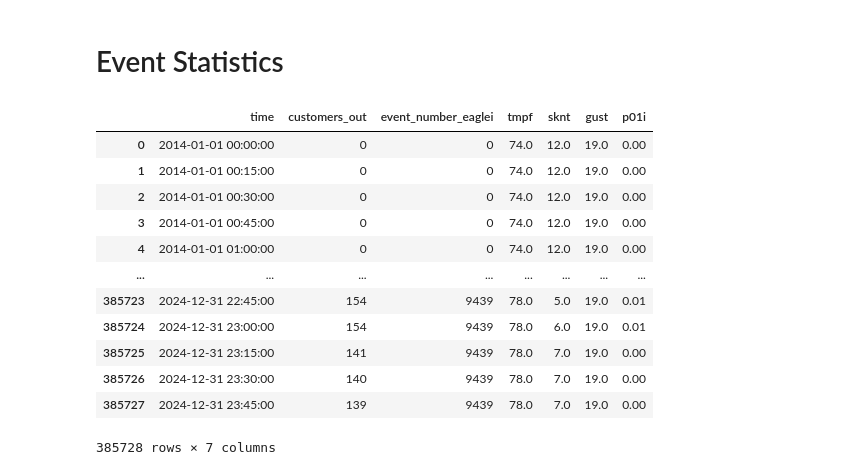
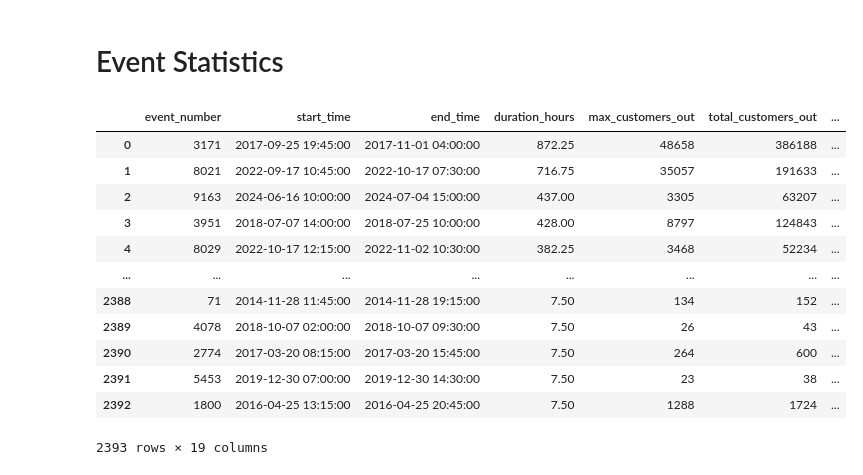
Before and after one commit to arslanleo/eagleiDataProcessor, a Jupyter notebook: analysis_examples.ipynb, the cells around one changed output. Saved outputs shown, nothing was run; the diff lists cells and outputs as text; code cells hidden in the pictures.

```diff
--- a/analysis_examples.ipynb
+++ b/analysis_examples.ipynb
@@ -344,16 +333,57 @@ merged_weather_outage_df = pd.merge(temp1, temp2, on='time')
-# %%
-merged_weather_outage_df
-# %% [output]
-|  | time | customers_out | event_number_eaglei | tmpf | sknt | gust | p01i |
-| 0 | 2014-01-01 00:00:00 | 0 | 0 | 74.0 | 12.0 | 19.0 | 0.00 |
-| 1 | 2014-01-01 00:15:00 | 0 | 0 | 74.0 | 12.0 | 19.0 | 0.00 |
-| 2 | 2014-01-01 00:30:00 | 0 | 0 | 74.0 | 12.0 | 19.0 | 0.00 |
-| 3 | 2014-01-01 00:45:00 | 0 | 0 | 74.0 | 12.0 | 19.0 | 0.00 |
-| 4 | 2014-01-01 01:00:00 | 0 | 0 | 74.0 | 12.0 | 19.0 | 0.00 |
-| ... | ... | ... | ... | ... | ... | ... | ... |
-| 385723 | 2024-12-31 22:45:00 | 154 | 9439 | 78.0 | 5.0 | 19.0 | 0.01 |
-| 385724 | 2024-12-31 23:00:00 | 154 | 9439 | 78.0 | 6.0 | 19.0 | 0.01 |
-| 385725 | 2024-12-31 23:15:00 | 141 | 9439 | 78.0 | 7.0 | 19.0 | 0.00 |
-| 385726 | 2024-12-31 23:30:00 | 140 | 9439 | 78.0 | 7.0 | 19.0 | 0.00 |
-| 385727 | 2024-12-31 23:45:00 | 139 | 9439 | 78.0 | 7.0 | 19.0 | 0.00 |
-385728 rows × 7 columns
+# %%
+def calculate_events_stats(dataset, event_threshold):
+    # get a single dataframe merging customers_out, event_number_eaglei and maximum weather variables across all stations
+    temp1 = dataset[['customers_out', 'event_number_eaglei']].to_dataframe().reset_index()
+    temp2 = dataset[['tmpf', 'sknt', 'gust', 'p01i']].max(dim='station').to_dataframe().reset_index()
+    merged_df = pd.merge(temp1, temp2, on='time')
+
+    merged_df_non_zero = merged_df[merged_df['customers_out'] > 0].copy().reset_index()
+    event_numbers = merged_df_non_zero.event_number_eaglei.value_counts()[merged_df_non_zero.event_number_eaglei.value_counts()>=event_threshold].index.tolist()
+
+    # import the function to calculate EAGLEi event stats
+    from src.eaglei_modules.eagleiEventProcessing import get_eaglei_event_stats
+    events_stats = get_eaglei_event_stats(merged_df_non_zero, event_numbers, event_method='eaglei', timestamp_column='time')
+
+    # append weather stats to the events_stats dataframe
+    weather_stats_list = []
+    for event_num in event_numbers:
+        event_data = merged_df_non_zero[merged_df_non_zero['event_number_eaglei'] == event_num]
+        weather_stats = {
+            'event_number': event_num,
+            'max_sknt': event_data['sknt'].max(),
+            'min_sknt': event_data['sknt'].min(),
+            'avg_sknt': event_data['sknt'].mean(),
+
+            'max_gust': event_data['gust'].max(),
+            'min_gust': event_data['gust'].min(),
+            'avg_gust': event_data['gust'].mean(),
+
+            'max_tmpf': event_data['tmpf'].max(),
+            'min_tmpf': event_data['tmpf'].min(),
+            'avg_tmpf': event_data['tmpf'].mean(),
+
+            'total_p01i': event_data['p01i'].sum()
+        }
+        weather_stats_list.append(weather_stats)
+    weather_stats_df = pd.DataFrame(weather_stats_list)
+    events_stats = pd.merge(events_stats, weather_stats_df, on='event_number', how='left')
+
+    return events_stats
+
+events_stats = calculate_events_stats(ds_merged, event_threshold=30)
+# %%
+events_stats
+# %% [output]
+|  | event_number | start_time | end_time | duration_hours | max_customers_out | total_customers_out | ... |
+| 0 | 3171 | 2017-09-25 19:45:00 | 2017-11-01 04:00:00 | 872.25 | 48658 | 386188 | ... |
+| 1 | 8021 | 2022-09-17 10:45:00 | 2022-10-17 07:30:00 | 716.75 | 35057 | 191633 | ... |
+| 2 | 9163 | 2024-06-16 10:00:00 | 2024-07-04 15:00:00 | 437.00 | 3305 | 63207 | ... |
+| 3 | 3951 | 2018-07-07 14:00:00 | 2018-07-25 10:00:00 | 428.00 | 8797 | 124843 | ... |
+| 4 | 8029 | 2022-10-17 12:15:00 | 2022-11-02 10:30:00 | 382.25 | 3468 | 52234 | ... |
+| ... | ... | ... | ... | ... | ... | ... | ... |
+| 2388 | 71 | 2014-11-28 11:45:00 | 2014-11-28 19:15:00 | 7.50 | 134 | 152 | ... |
+| 2389 | 4078 | 2018-10-07 02:00:00 | 2018-10-07 09:30:00 | 7.50 | 26 | 43 | ... |
+| 2390 | 2774 | 2017-03-20 08:15:00 | 2017-03-20 15:45:00 | 7.50 | 264 | 600 | ... |
+| 2391 | 5453 | 2019-12-30 07:00:00 | 2019-12-30 14:30:00 | 7.50 | 23 | 38 | ... |
+| 2392 | 1800 | 2016-04-25 13:15:00 | 2016-04-25 20:45:00 | 7.50 | 1288 | 1724 | ... |
+2393 rows × 19 columns
```
Also changed, not shown: parts of 6 cells of this notebook, 1 other file.
